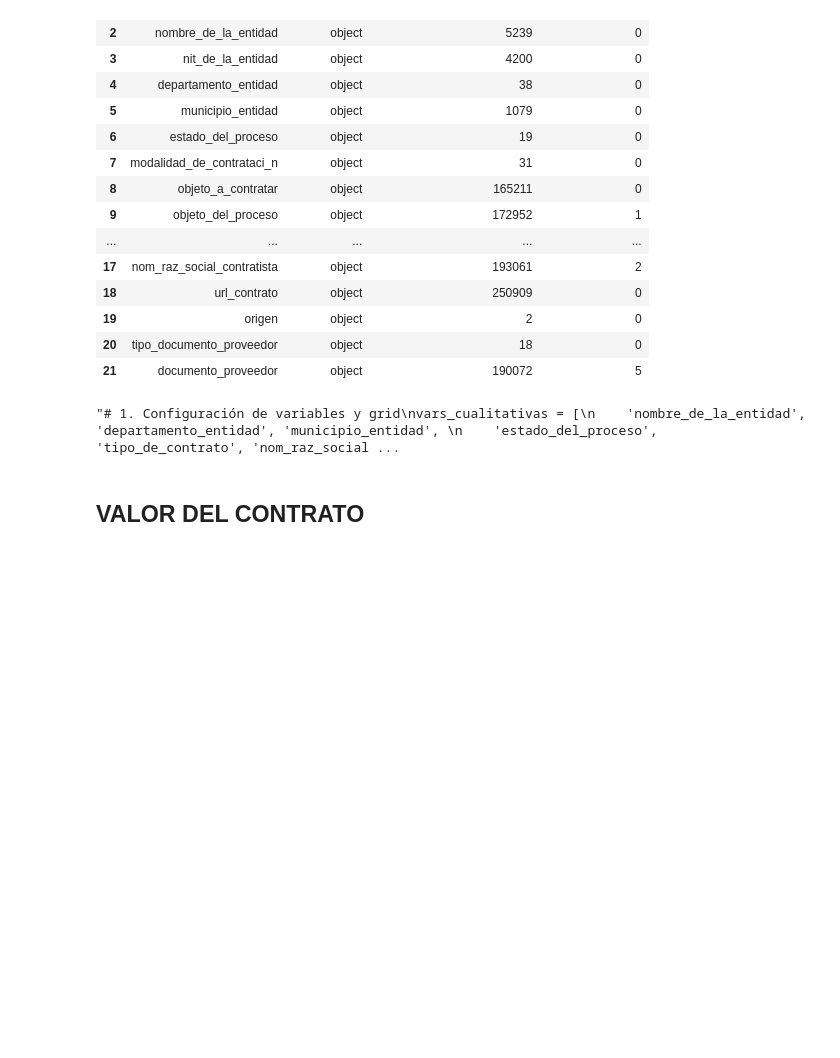
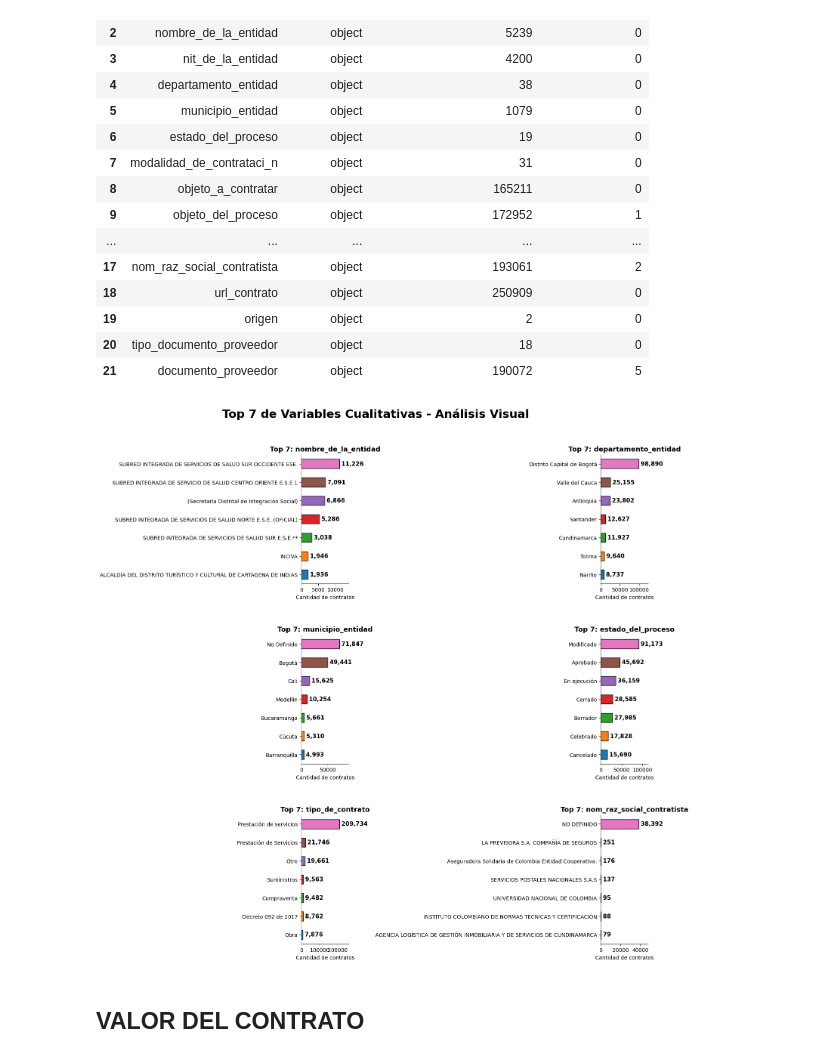
Before and after one commit to aemedina24/proyecto-final, a Jupyter notebook: Proyecyto-final.ipynb, the cells around one changed output. Saved outputs shown, nothing was run; the diff lists cells and outputs as text; code cells hidden in the pictures; blank space fills up the shorter version.

```diff
--- a/Proyecyto-final.ipynb
+++ b/Proyecyto-final.ipynb
@@ -155,7 +155,7 @@ generar_diccionario(df)
 | 20 | tipo_documento_proveedor | object | 18 | 0 |
 | 21 | documento_proveedor | object | 190072 | 5 |
 # %%
-'''# 1. Configuración de variables y grid
+# 1. Configuración de variables y grid
 vars_cualitativas = [
     'nombre_de_la_entidad', 'departamento_entidad', 'municipio_entidad',
     'estado_del_proceso', 'tipo_de_contrato', 'nom_raz_social_contratista'
@@ -172,8 +172,8 @@ axes = axes.flatten()
 
 for i, col in enumerate(vars_cualitativas):
     if col in df.columns:
-        # Top 5 ordenado
-        datos = df[col].value_counts().head(5).sort_values(ascending=True)
+        # Top 7 ordenado
+        datos = df[col].value_counts().head(7).sort_values(ascending=True)
 
         ax = axes[i]
 
@@ -185,7 +185,7 @@ for i, col in enumerate(vars_cualitativas):
             edgecolor='black'
         )
 
-        ax.set_title(f'Top 5: {col}', fontsize=13, fontweight='bold')
+        ax.set_title(f'Top 7: {col}', fontsize=13, fontweight='bold')
         ax.set_xlabel('Cantidad de contratos')
         ax.set_ylabel('')
 
@@ -197,36 +197,36 @@ for i, col in enumerate(vars_cualitativas):
         ax.spines['top'].set_visible(False)
         ax.spines['right'].set_visible(False)
 
         # Etiquetas de datos al final de la barra (aquí ya está el número)
         max_valor = datos.max()
         for p in ax.patches:
             ancho = p.get_width()
             ax.annotate(
                 f' {int(ancho):,}',
                 (ancho, p.get_y() + p.get_height()/2.),
                 va='center',
                 ha='left',
                 fontsize=11,
                 fontweight='bold'
             )
 
         ax.set_xlim(0, max_valor * 1.25)
 
     else:
         axes[i].axis('off')
 
 # Ajustes finales
 plt.tight_layout(pad=5.0)
 fig.suptitle(
-    'Top 5 de Variables Cualitativas - Análisis Visual',
+    'Top 7 de Variables Cualitativas - Análisis Visual',
     fontsize=22,
     fontweight='bold',
     y=1.02
 )
 
-plt.show()'''
+plt.show()
 # %% [output]
-"# 1. Configuración de variables y grid\nvars_cualitativas = [\n    'nombre_de_la_entidad', 'departamento_entidad', 'municipio_entidad', \n    'estado_del_proceso', 'tipo_de_contrato', 'nom_raz_social ...
+[figure, added]
 # %% [markdown]
 ## **VALOR DEL CONTRATO**
 # %% [markdown]
```
Also changed, not shown: parts of 65 cells of this notebook, 8 other files.
